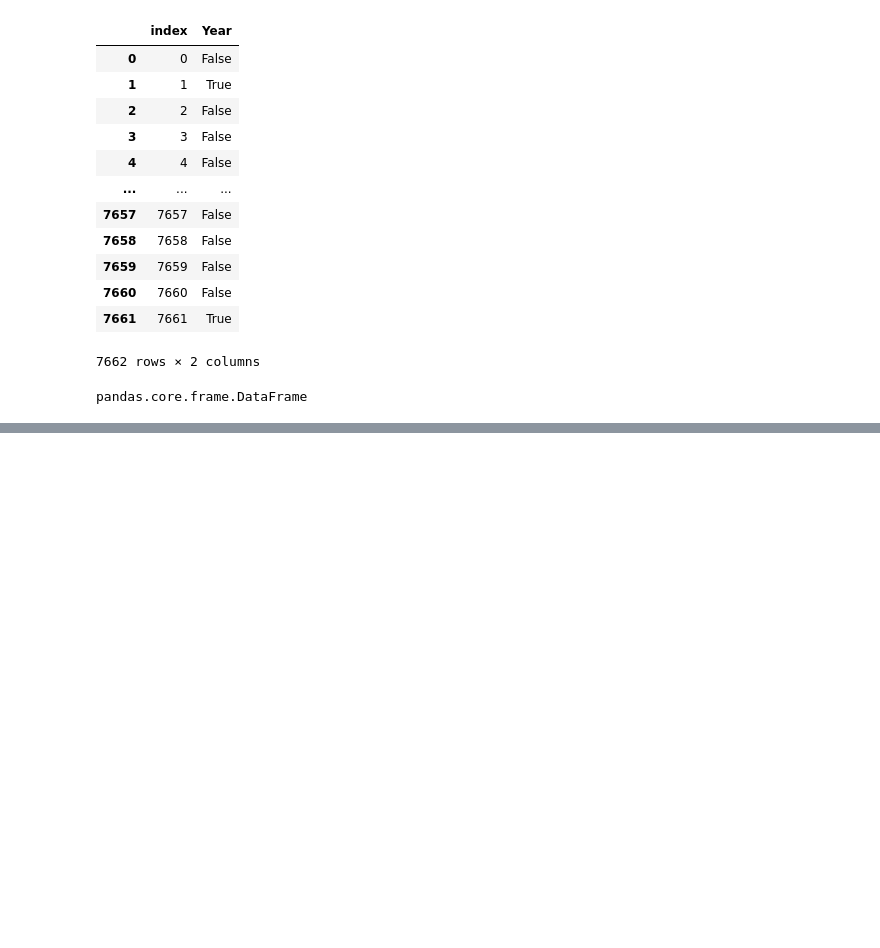
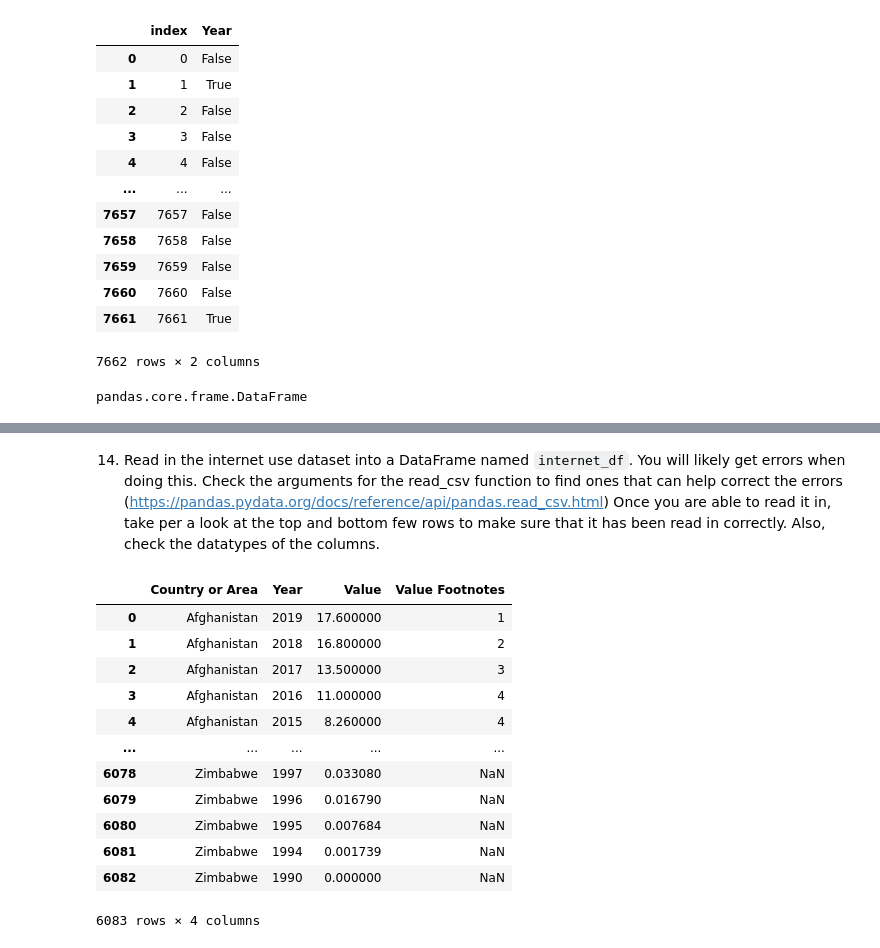
Before and after one commit to NSS-Data-Analytics-Cohort-12/un-python-Jtoppins24, a Jupyter notebook: notebooks/un_python.ipynb, the cells around one changed output, grey strips where cells are left out. Cells and saved outputs as stored; diff of their text form; code cells hidden in the pictures; blank space fills up the shorter version.

Commit message:
un_pythonver2

```diff
--- a/notebooks/un_python.ipynb
+++ b/notebooks/un_python.ipynb
@@ -248,0 +287,19 @@ pandas.core.frame.DataFrame
+# %% [markdown]
+14. Read in the internet use dataset into a DataFrame named `internet_df`. You will likely get errors when doing this. Check the arguments for the read_csv function to find ones that can help correct the errors (https://pandas.pydata.org/docs/reference/api/pandas.read_csv.html) Once you are able to read it in, take per a look at the top and bottom few rows to make sure that it has been read in correctly. Also, check the datatypes of the columns.
+# %%
+internet_df = pd.read_csv(r'C:\Users\jenni\OneDrive\Desktop\DA12\Projects\Python\un-python-Jtoppins24\data\internet_use.csv', nrows=6083)
+internet_df
+# %% [output]
+|  | Country or Area | Year | Value | Value Footnotes |
+| 0 | Afghanistan | 2019 | 17.600000 | 1 |
+| 1 | Afghanistan | 2018 | 16.800000 | 2 |
+| 2 | Afghanistan | 2017 | 13.500000 | 3 |
+| 3 | Afghanistan | 2016 | 11.000000 | 4 |
+| 4 | Afghanistan | 2015 | 8.260000 | 4 |
+| ... | ... | ... | ... | ... |
+| 6078 | Zimbabwe | 1997 | 0.033080 | NaN |
+| 6079 | Zimbabwe | 1996 | 0.016790 | NaN |
+| 6080 | Zimbabwe | 1995 | 0.007684 | NaN |
+| 6081 | Zimbabwe | 1994 | 0.001739 | NaN |
+| 6082 | Zimbabwe | 1990 | 0.000000 | NaN |
+6083 rows × 4 columns
```
Also changed, not shown: parts of 26 cells of this notebook.
